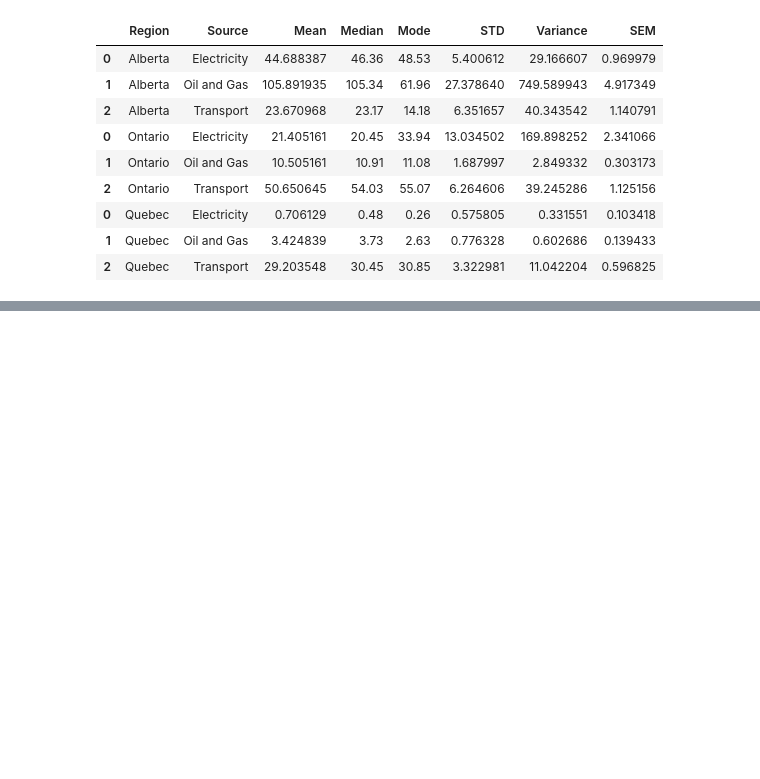
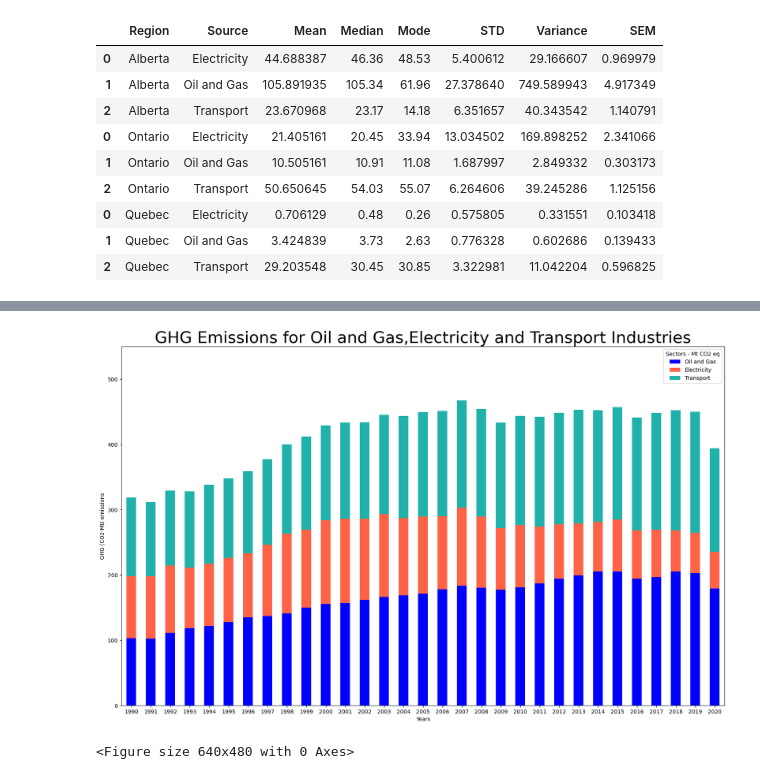
Before and after one commit to fabiomarcullo/Project_1_Climate_Action_Goals, a Jupyter notebook: Project_Sustainability_Data.ipynb, the cells around one changed output, grey strips where cells are left out. Drawn from its saved outputs; the diff is of its cells as text; code cells hidden in the pictures; blank space fills up the shorter version.

```diff
--- a/Project_Sustainability_Data.ipynb
+++ b/Project_Sustainability_Data.ipynb
@@ -278,0 +281,3 @@ See the caveats in the documentation: https://pandas.pydata.org/pandas-docs/stab
+# %%
+Canada_df =  transpose_can_result.groupby('Years').sum()[["Oil and Gas","Electricity","Transport"]]
+Canada_df
@@ -278,0 +303,20 @@ See the caveats in the documentation: https://pandas.pydata.org/pandas-docs/stab
+# %%
+#Generate a Stacked bar graph of Canada industries for Oil and & gas, Electricity and transport showing GHG emissions per year
+
+ax = Canada_df.plot.bar(stacked=True, color =['blue', 'tomato','lightseagreen'], figsize=(20,12))
+ax.set_title('GHG Emissions for Oil and Gas,Electricity and Transport Industries', fontsize=30)
+ax.set_ylim(0,550)
+
+ax.set_xticklabels(["1990","1991","1992","1993","1994","1995","1996","1997","1998","1999","2000","2001","2002","2003","2004","2005","2006","2007","2008","2009","2010","2011","2012","2013","2014","2015","2016","2017","2018","2019","2020"], rotation=0)
+
+plt.xlabel("Years")
+plt.ylabel("GHG (CO2-Mt) emissions")
+
+
+#show graph and set layout
+plt.savefig('Images/annbell_bar.png', bbox_inches='tight')
+plt.show()
+plt.tight_layout()
+# %% [output]
+[figure, added]
+<Figure size 640x480 with 0 Axes>
```
Also changed, not shown: parts of 7 cells of this notebook, 5 other files.
